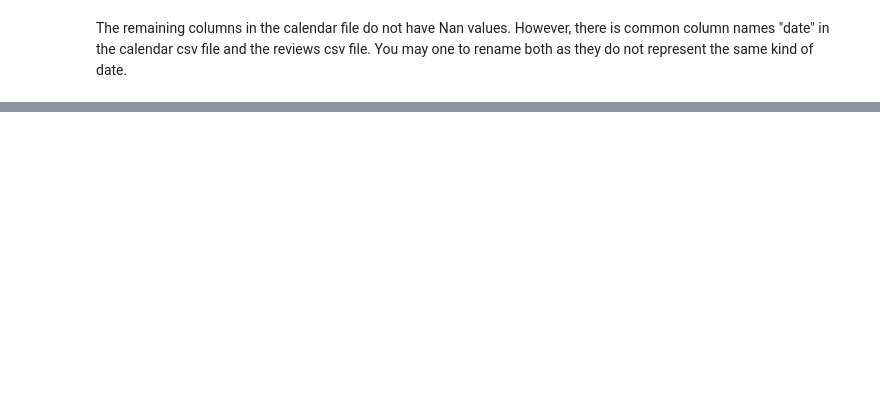
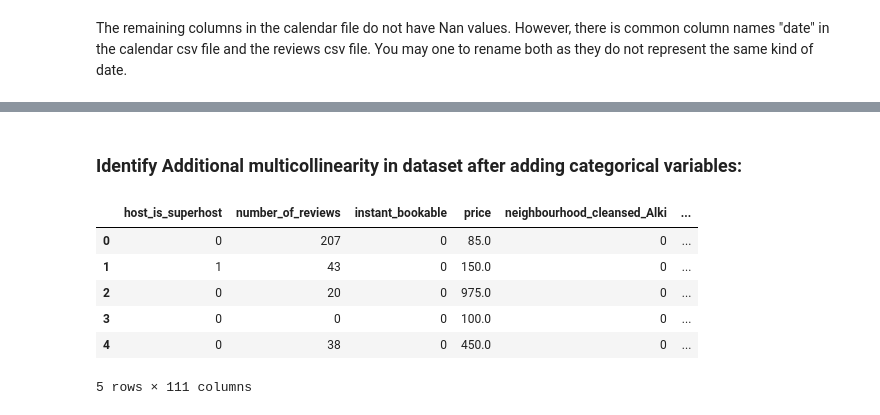
Before and after one commit to ABIGAILDEBBY/airnb-data-analysis, a Jupyter notebook: analysis.ipynb, the cells around one changed output, grey strips where cells are left out. Saved outputs shown, nothing was run; the diff lists cells and outputs as text; code cells hidden in the pictures; blank space fills up the shorter version.

Commit message:
Perform multicollinearity checks, dropping of irrelevant features and modeling

```diff
--- a/analysis.ipynb
+++ b/analysis.ipynb
@@ -304,4 +454,5 @@ categorical_vars = listings_relevant.select_dtypes(include=['object']).columns.t
 encoded_data = pd.get_dummies(encoded_data, columns=categorical_vars, drop_first=True)
 
 # Print the resulting encoded data
-encoded_data
+df = encoded_data
+list(encoded_data.columns)
@@ -349,0 +573,25 @@ explore_data(listings)
+# %% [markdown]
+### Identify Additional multicollinearity in dataset after adding categorical variables:
+# %%
+# Select the independent variables for VIF calculation
+X = df.drop('price', axis=1)  # Replace with your variable names
+
+# Calculate VIF for each variable
+vif = pd.DataFrame()
+vif["Variable"] = X.columns
+vif["VIF"] = [variance_inflation_factor(X.values, i) for i in range(X.shape[1])]
+vif['Predictors'] = X.columns
+# Identify columns with VIF > 10
+high_vif_columns = vif[vif['VIF'] > 10]['Variable']
+
+# Drop columns with VIF > 10 from the dataset
+df.drop(high_vif_columns, axis=1, inplace=True)
+df.head()
+# %% [output]
+|  | host_is_superhost | number_of_reviews | instant_bookable | price | neighbourhood_cleansed_Alki | ... |
+| 0 | 0 | 207 | 0 | 85.0 | 0 | ... |
+| 1 | 1 | 43 | 0 | 150.0 | 0 | ... |
+| 2 | 0 | 20 | 0 | 975.0 | 0 | ... |
+| 3 | 0 | 0 | 0 | 100.0 | 0 | ... |
+| 4 | 0 | 38 | 0 | 450.0 | 0 | ... |
+5 rows × 111 columns
```
Also changed, not shown: parts of 31 cells of this notebook.
